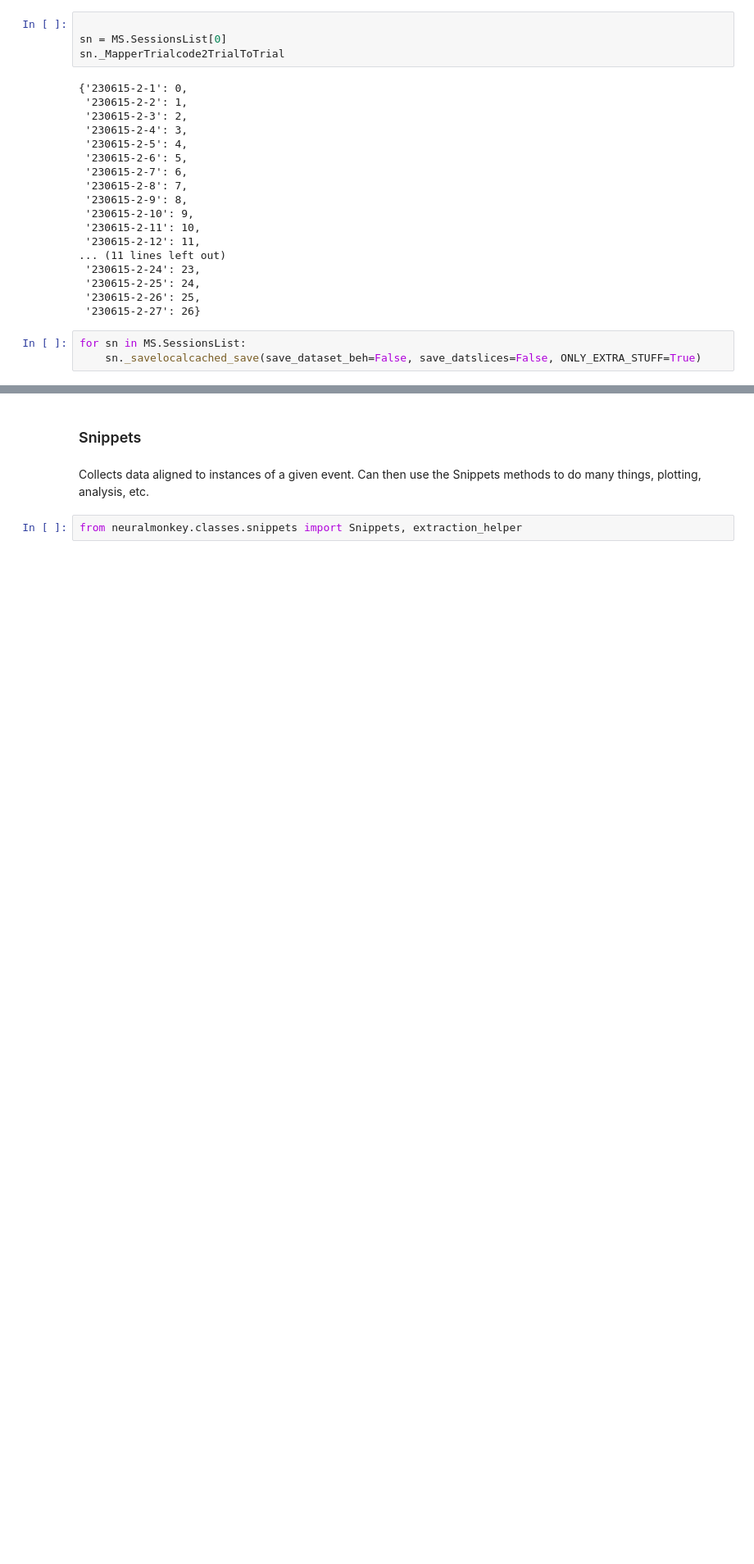
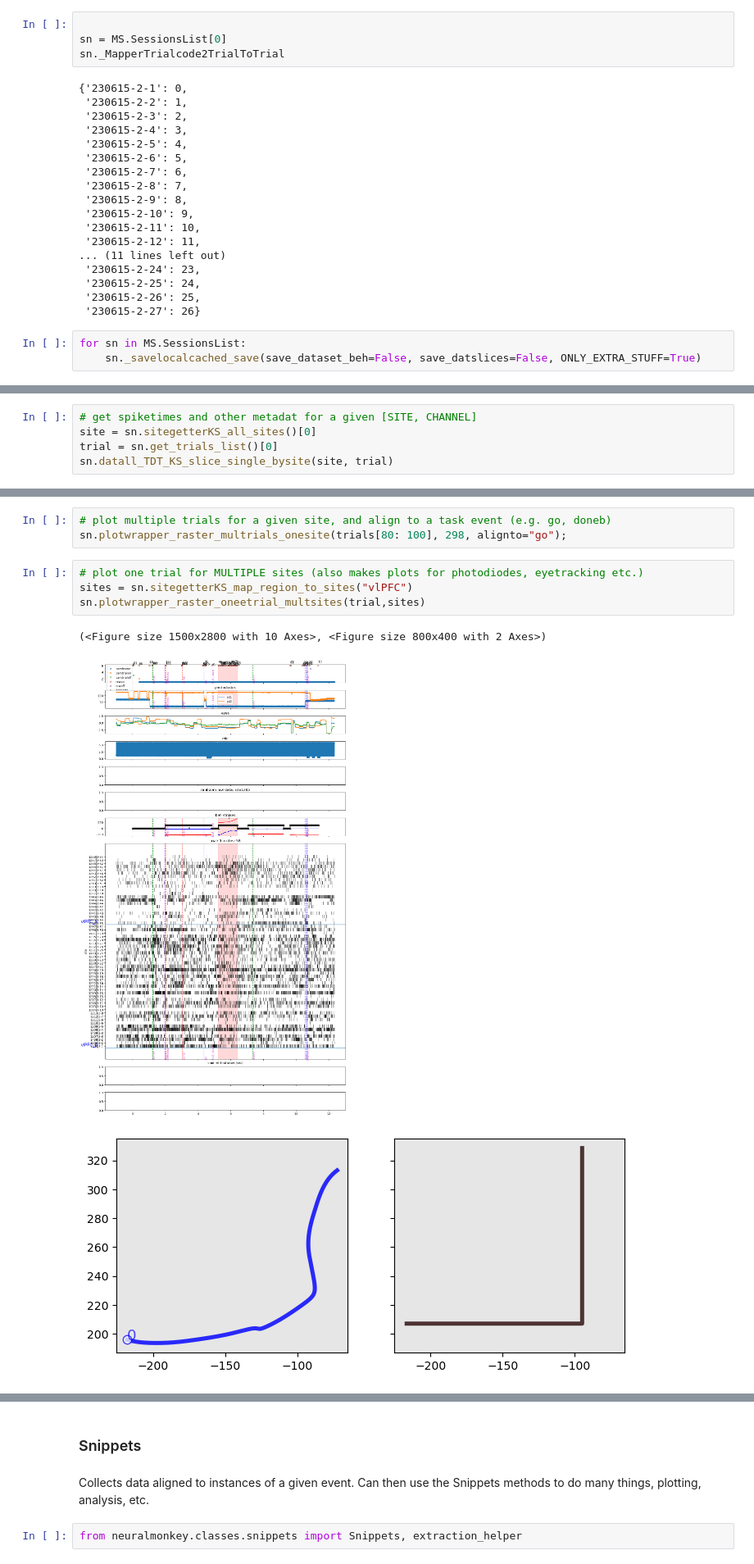
Before and after one commit to lucast4/neuralmonkey, a Jupyter notebook: neuralmonkey/notebooks_tutorials/230627_neural_preprocessing_tutorial_v3.ipynb, the cells around one changed output, grey strips where cells are left out. Shown: that part at 82% size. Cells and saved outputs as stored; diff of their text form; blank space fills up the shorter version.

```diff
--- a/neuralmonkey/notebooks_tutorials/230627_neural_preprocessing_tutorial_v3.ipynb
+++ b/neuralmonkey/notebooks_tutorials/230627_neural_preprocessing_tutorial_v3.ipynb
@@ -65,0 +147,5 @@ for sn in MS.SessionsList:
+# %%
+# get spiketimes and other metadat for a given [SITE, CHANNEL]
+site = sn.sitegetterKS_all_sites()[0]
+trial = sn.get_trials_list()[0]
+sn.datall_TDT_KS_slice_single_bysite(site, trial)
@@ -65,0 +180,11 @@ for sn in MS.SessionsList:
+# %%
+# plot multiple trials for a given site, and align to a task event (e.g. go, doneb)
+sn.plotwrapper_raster_multrials_onesite(trials[80: 100], 298, alignto="go");
+# %%
+# plot one trial for MULTIPLE sites (also makes plots for photodiodes, eyetracking etc.)
+sites = sn.sitegetterKS_map_region_to_sites("vlPFC")
+sn.plotwrapper_raster_oneetrial_multsites(trial,sites)
+# %% [output]
+(<Figure size 1500x2800 with 10 Axes>, <Figure size 800x400 with 2 Axes>)
+[figure, added]
+[figure, added]
```
Also changed, not shown: parts of 30 cells of this notebook, 3 other files.
